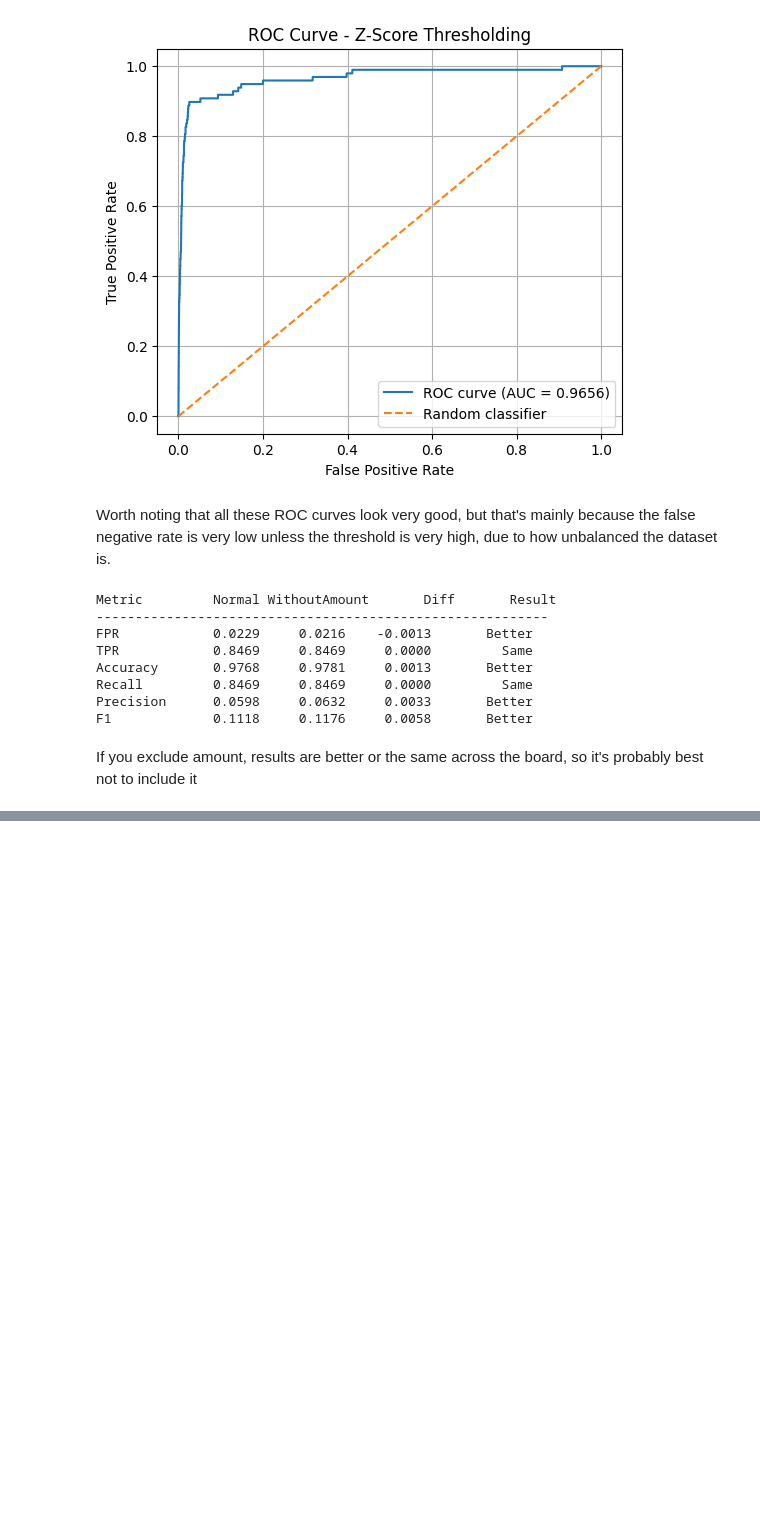
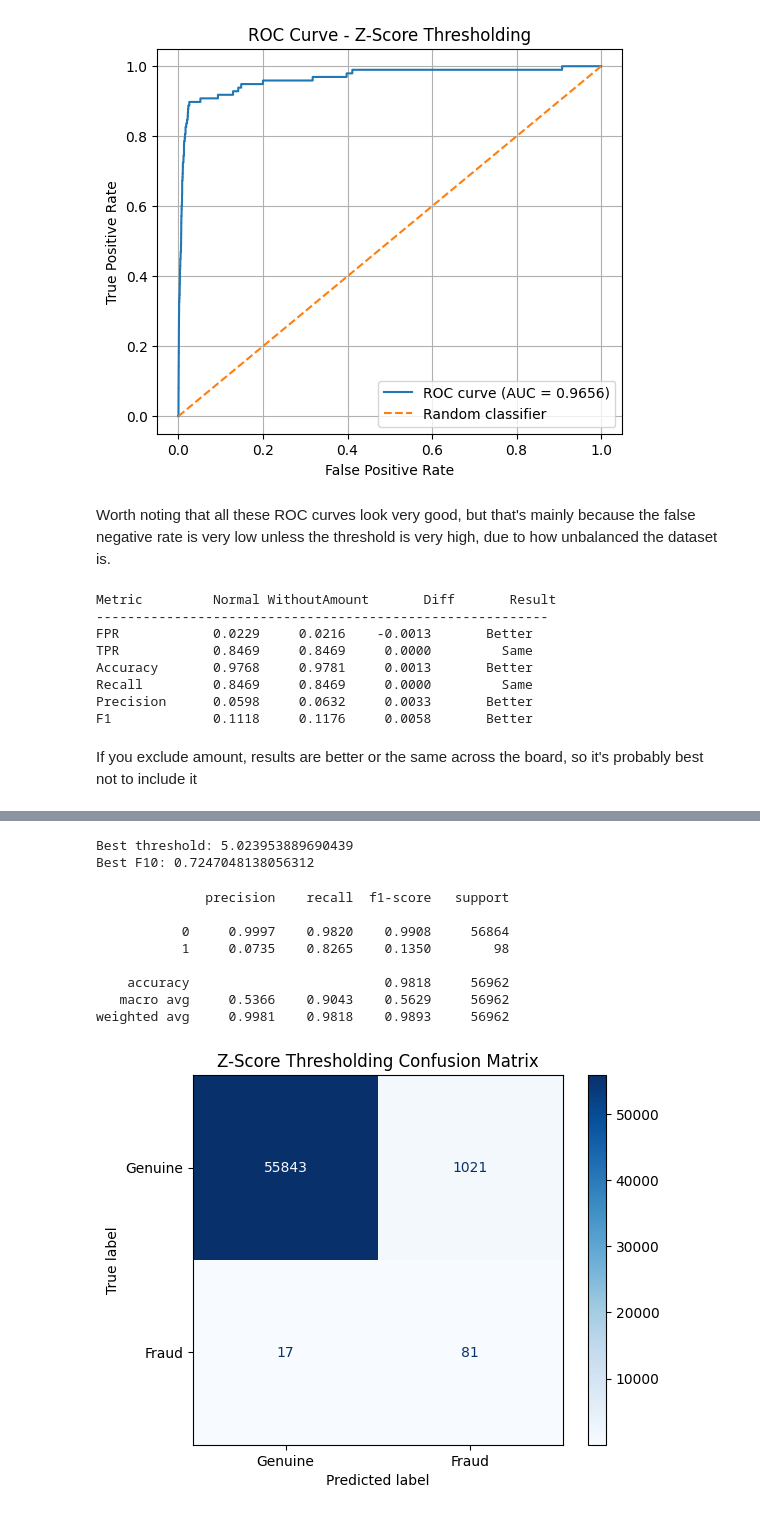
Before and after one commit to MatthewMaurier/442FinalProj, a Jupyter notebook: loganomaly.ipynb, the cells around one changed output, grey strips where cells are left out. Cells and saved outputs as stored; diff of their text form; code cells hidden in the pictures; blank space fills up the shorter version.

```diff
--- a/loganomaly.ipynb
+++ b/loganomaly.ipynb
@@ -431,0 +500,40 @@ If you exclude amount, results are better or the same across the board, so it's
+# %%
+#Once again, we get similar results as the statistical method when optimizing for f1. If we optimize for F10...
+thresholds = np.linspace(val_scores.min(), val_scores.max(), 500)
+best_f10 = -1
+best_threshold = None
+
+for t in thresholds:
+    preds = (val_scores > t).astype(int)
+    f10 = fbeta_score(y_val, preds, beta=10, zero_division=0)
+
+    if f10 > best_f10:
+        best_f10 = f10
+        best_threshold = t
+
+print("Best threshold:", best_threshold)
+print("Best F10:", best_f10)
+# %% [output]
+Best threshold: 5.023953889690439
+Best F10: 0.7247048138056312
+# %%
+y_test_pred = (test_scores > best_threshold).astype(int)
+
+print(classification_report(y_test, y_test_pred, digits=4, zero_division=0))
+
+cm = confusion_matrix(y_test, y_test_pred)
+disp = ConfusionMatrixDisplay(confusion_matrix=cm, display_labels=["Genuine", "Fraud"])
+
+disp.plot(cmap="Blues", values_format="d")
+plt.title("Z-Score Thresholding Confusion Matrix")
+plt.show()
+# %% [output]
+              precision    recall  f1-score   support
+
+           0     0.9997    0.9820    0.9908     56864
+           1     0.0735    0.8265    0.1350        98
+
+    accuracy                         0.9818     56962
+   macro avg     0.5366    0.9043    0.5629     56962
+weighted avg     0.9981    0.9818    0.9893     56962
+[figure, added]
```
Also changed, not shown: parts of 21 cells of this notebook.
